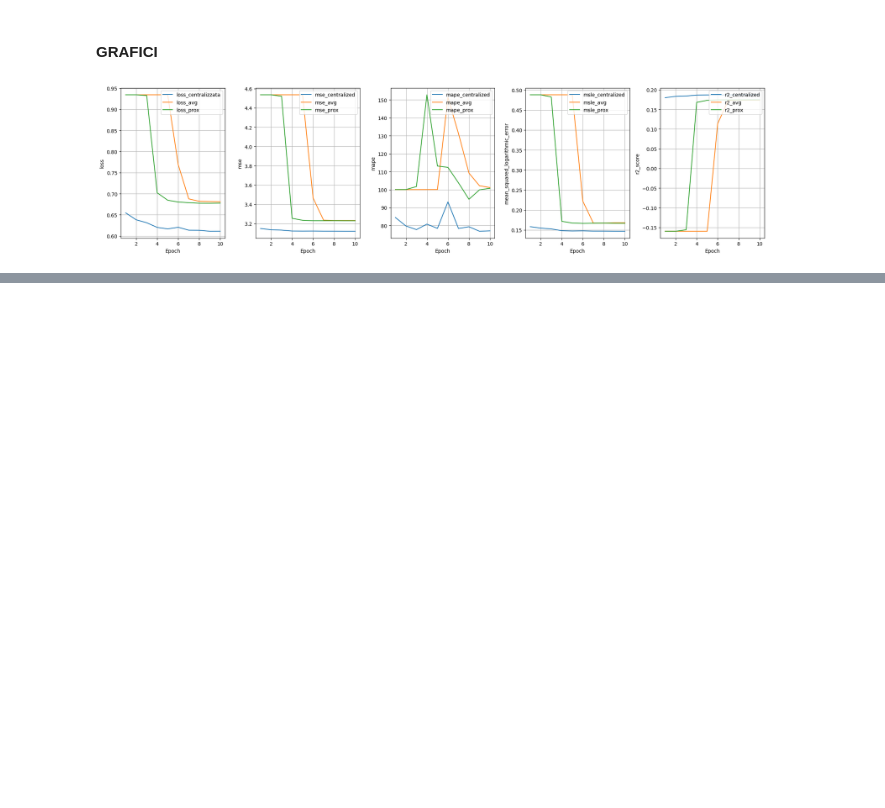
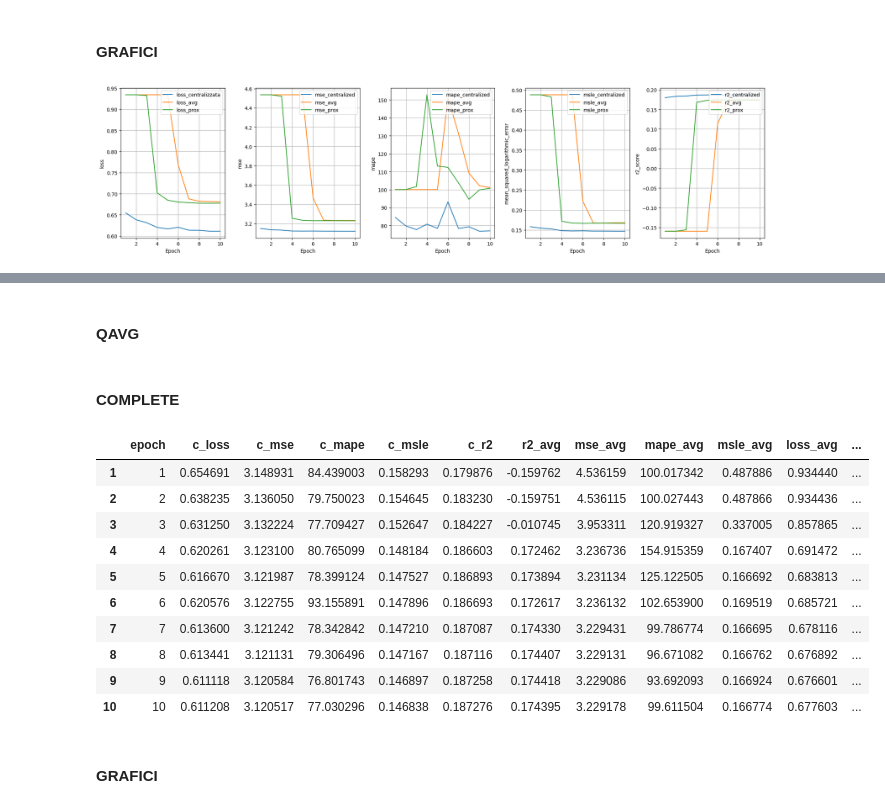
Before and after one commit to AnastasiaBrinati/Progetto-ML-23-24, a Jupyter notebook: task2_federato.ipynb, the cells around one changed output, grey strips where cells are left out. Cells and saved outputs as stored; diff of their text form; code cells hidden in the pictures; blank space fills up the shorter version.

```diff
--- a/task2_federato.ipynb
+++ b/task2_federato.ipynb
@@ -760,0 +786,17 @@ Don't forget to join our Slack channel: https://flower.dev/join-slack/
+# %%
+data_proxima = [[0, 0, 0, 0, 0],
+                [-0.159763,	4.536165,	100.014381,	0.487890,	0.934440],
+                [-0.159770,	4.536192,	100.004097,	0.487902,	0.934440],
+                [-0.159605,	4.535545,	100.172195,	0.487626,	0.934385],
+                [0.158951,	3.289584,	164.696609,	0.180341,	0.719313],
+                [0.173221,	3.233766,	120.342094,	0.166906,	0.685123],
+                [0.174227,	3.229832,	115.213776,	0.166366,	0.680741],
+                [0.174210,	3.229899,	103.767914,	0.166793,	0.678994],
+                [0.174303,	3.229537,	98.336296,	0.166862,	0.677730],
+                [0.174376,	3.229250,	103.581444,	0.166591,	0.678602],
+                [0.174499,	3.228770,	97.098137,	0.166576,	0.676515]]
+
+# Create the pandas DataFrame
+h_proxima = pd.DataFrame(data_proxima, columns=['r2_prox', 'mse_prox', 'mape_prox', 'msle_prox','loss_prox']).drop(0)
+
+h_proxima
@@ -760,0 +815,2 @@ Don't forget to join our Slack channel: https://flower.dev/join-slack/
+# %% [markdown]
+#### QAVG
@@ -760,0 +827,43 @@ Don't forget to join our Slack channel: https://flower.dev/join-slack/
+# %%
+data_qaverage = [ [0, 0, 0, 0, 0],
+                [-0.028081,	4.021116,	1197.938110,0.344459,	1.028874],
+                [-0.032804,	4.039591,	1130.297729,0.344599,	1.019577],
+                [-0.037508,	4.057989,	1067.573975,0.345382,	1.011304],
+                [-0.042762,	4.078539,	1002.637573,0.346941,	1.003132],
+                [-0.048053,	4.099233,	941.212097,	0.349122,	0.995805],
+                [-0.053511,	4.120582,	881.710938,	0.351962,	0.989066],
+                [-0.058871,	4.141546,	826.227844,	0.355265,	0.983205],
+                [-0.064044,	4.161779,	775.267151,	0.358906,	0.978397],
+                [-0.069034,	4.181296,	728.122131,	0.362810,	0.974149],
+                [-0.074444,	4.202457,	679.307861,	0.367464,	0.969918]]
+
+
+ # Create the pandas DataFrame
+h_qaverage = pd.DataFrame(data_qaverage, columns=['r2_qavg', 'mse_qavg', 'mape_qavg', 'msle_qavg','loss_qavg']).drop(0)
+
+h_qaverage
+# %% [markdown]
+#### COMPLETE
+# %%
+complete_h = pd.concat([h_centrale, h_average], axis=1)
+complete_h = pd.concat([complete_h, h_proxima], axis=1)
+complete_h = pd.concat([complete_h, h_qaverage], axis=1)
+
+complete_h = complete_h.iloc[:,[0,1,10,15,20,2,7,12,17,3,8,13,18,4,9,14,19,5,6,11,16]]
+
+pd.set_option('display.max_columns', None)
+complete_h
+# %% [output]
+|  | epoch | c_loss | c_mse | c_mape | c_msle | c_r2 | r2_avg | mse_avg | mape_avg | msle_avg | loss_avg | ... |
+| 1 | 1 | 0.654691 | 3.148931 | 84.439003 | 0.158293 | 0.179876 | -0.159762 | 4.536159 | 100.017342 | 0.487886 | 0.934440 | ... |
+| 2 | 2 | 0.638235 | 3.136050 | 79.750023 | 0.154645 | 0.183230 | -0.159751 | 4.536115 | 100.027443 | 0.487866 | 0.934436 | ... |
+| 3 | 3 | 0.631250 | 3.132224 | 77.709427 | 0.152647 | 0.184227 | -0.010745 | 3.953311 | 120.919327 | 0.337005 | 0.857865 | ... |
+| 4 | 4 | 0.620261 | 3.123100 | 80.765099 | 0.148184 | 0.186603 | 0.172462 | 3.236736 | 154.915359 | 0.167407 | 0.691472 | ... |
+| 5 | 5 | 0.616670 | 3.121987 | 78.399124 | 0.147527 | 0.186893 | 0.173894 | 3.231134 | 125.122505 | 0.166692 | 0.683813 | ... |
+| 6 | 6 | 0.620576 | 3.122755 | 93.155891 | 0.147896 | 0.186693 | 0.172617 | 3.236132 | 102.653900 | 0.169519 | 0.685721 | ... |
+| 7 | 7 | 0.613600 | 3.121242 | 78.342842 | 0.147210 | 0.187087 | 0.174330 | 3.229431 | 99.786774 | 0.166695 | 0.678116 | ... |
+| 8 | 8 | 0.613441 | 3.121131 | 79.306496 | 0.147167 | 0.187116 | 0.174407 | 3.229131 | 96.671082 | 0.166762 | 0.676892 | ... |
+| 9 | 9 | 0.611118 | 3.120584 | 76.801743 | 0.146897 | 0.187258 | 0.174418 | 3.229086 | 93.692093 | 0.166924 | 0.676601 | ... |
+| 10 | 10 | 0.611208 | 3.120517 | 77.030296 | 0.146838 | 0.187276 | 0.174395 | 3.229178 | 99.611504 | 0.166774 | 0.677603 | ... |
+# %% [markdown]
+#### GRAFICI
```
Also changed, not shown: parts of 32 cells of this notebook.
